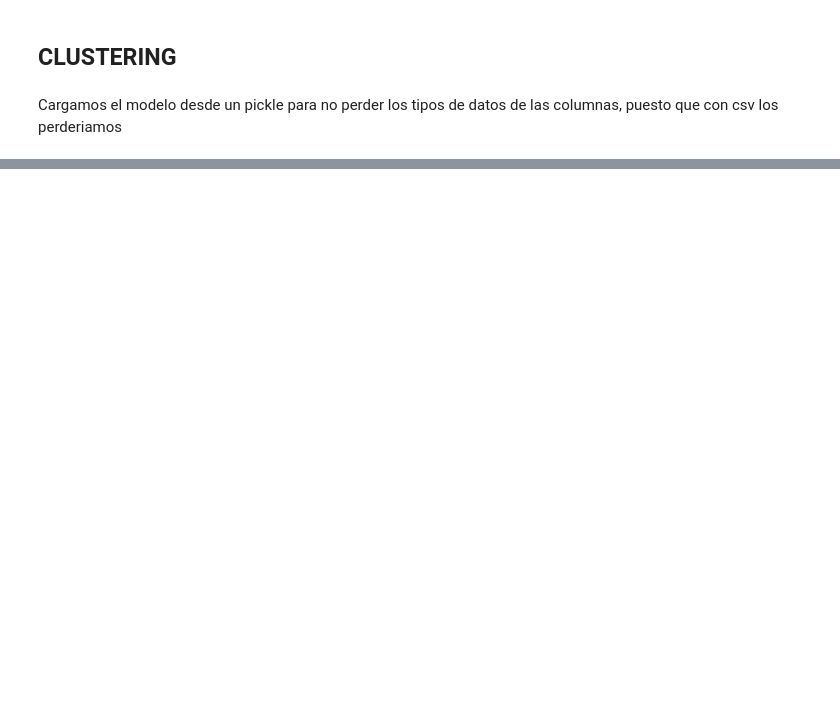
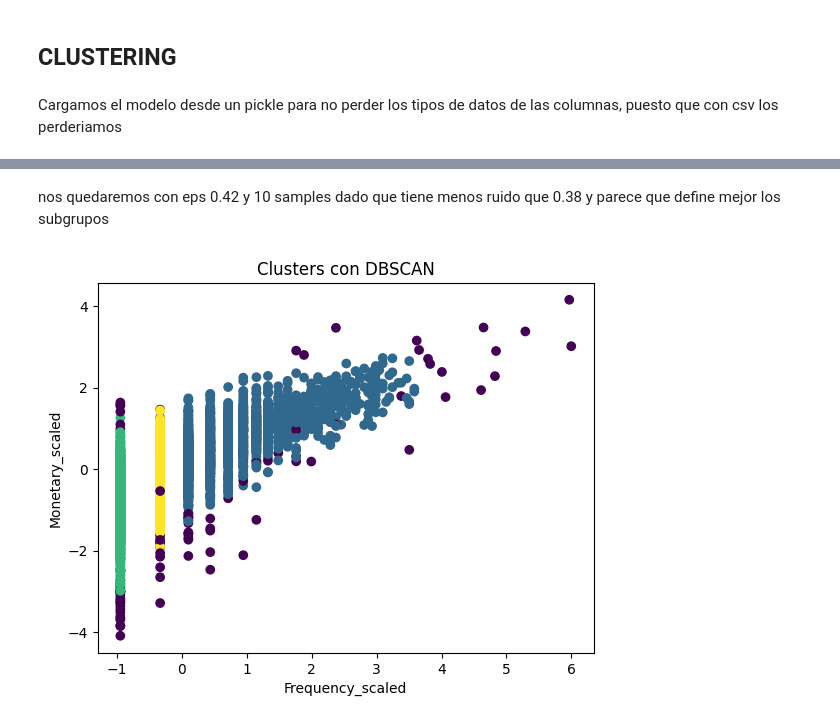
Before and after one commit to Thepelican18/Master_AI_group_activity_1, a Jupyter notebook: model_testing(CLUSTERING).ipynb, the cells around one changed output, grey strips where cells are left out. Drawn from its saved outputs; the diff is of its cells as text; code cells hidden in the pictures; blank space fills up the shorter version.

```diff
--- a/model_testing(CLUSTERING).ipynb
+++ b/model_testing(CLUSTERING).ipynb
@@ -232,0 +94,19 @@ En esta caso se ha obviado los paises, siendo ese el caso, igual mantener el cam
+# %% [markdown]
+nos quedaremos con eps 0.42 y 10 samples dado que tiene menos ruido que 0.38 y parece que define mejor los subgrupos
+# %%
+dbscan = DBSCAN(eps=0.42, min_samples=10)
+clusters = dbscan.fit_predict(X)
+
+
+df = df.with_columns(
+    pl.Series('Cluster', clusters)
+)
+import matplotlib.pyplot as plt
+
+plt.scatter(df['Frequency_scaled'], df['Monetary_scaled'], c=df['Cluster'])
+plt.xlabel('Frequency_scaled')
+plt.ylabel('Monetary_scaled')
+plt.title('Clusters con DBSCAN')
+plt.show()
+# %% [output]
+[figure, added]
```
Also changed, not shown: parts of 38 cells of this notebook, 3 other files.
